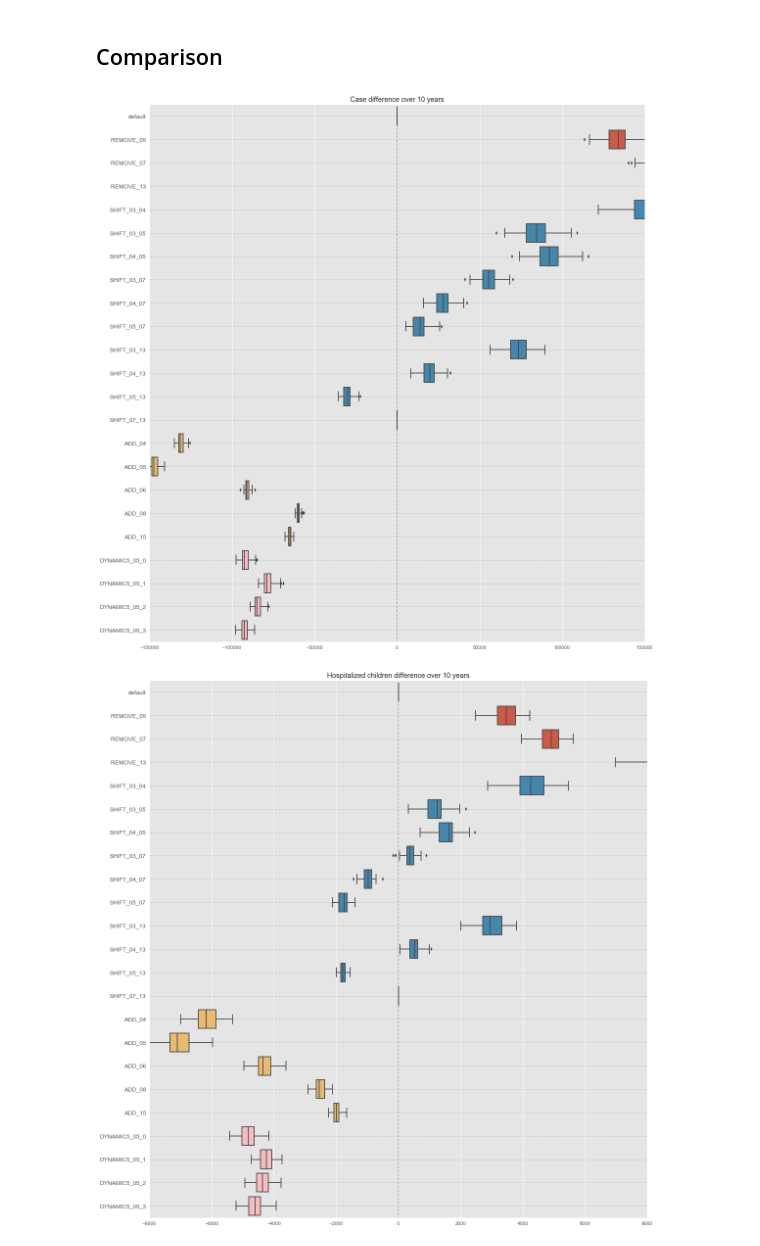
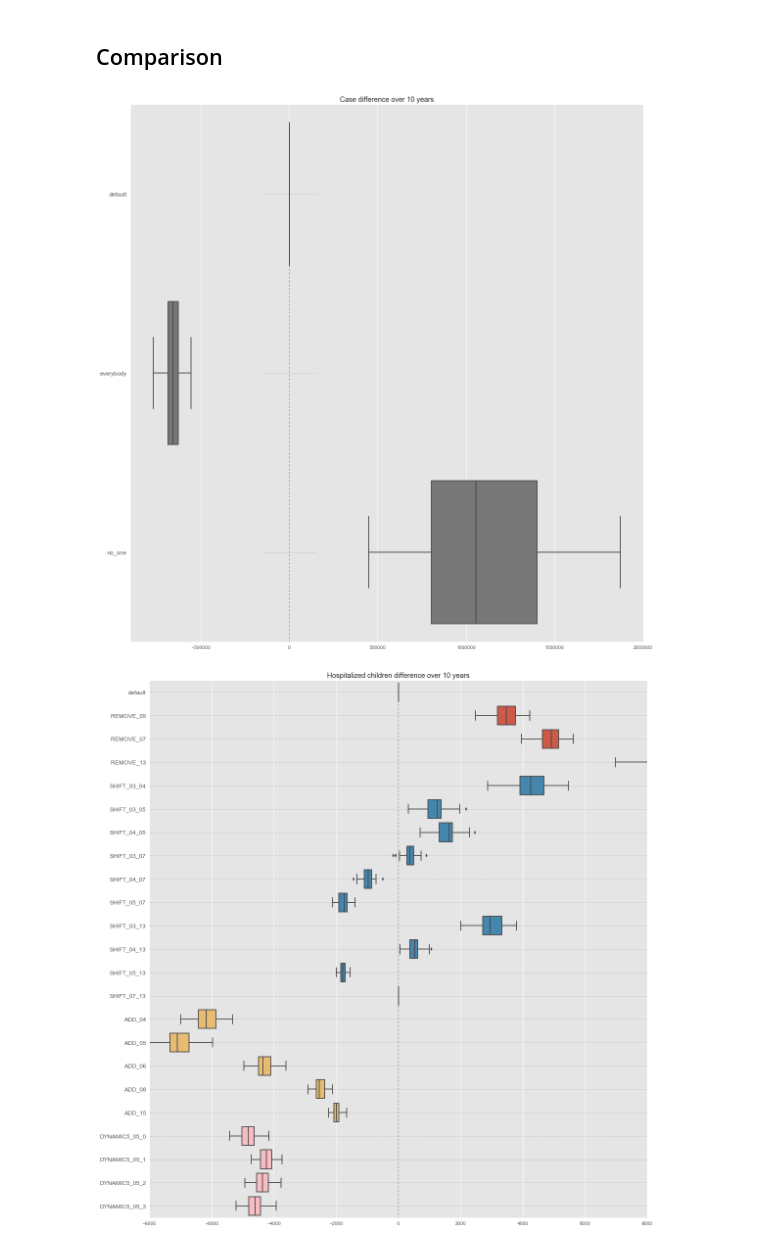
Before and after one commit to DeanLa/pertussis_model, a Jupyter notebook: _3_Simulation.ipynb, the cells around one changed output. Cells and saved outputs as stored; diff of their text form; code cells hidden in the pictures.

```diff
--- a/_3_Simulation.ipynb
+++ b/_3_Simulation.ipynb
@@ -133,3 +151,3 @@ len(simulation['policies'][0]['sick'])
 # %%
-simulate_future(simulation, 50)
+simulate_future(simulation, 100)
 # %% [output]
@@ -182,10 +207,13 @@ for i, metric in enumerate(metric_names): # i - i is ax row: result type
 # %%
 fig, ax = plt.subplots(3,figsize=(16,12))
-policy = policies[0]
+policy = policies[2]
+print (policy['name'])
 for i in range(3):
     ax[0].scatter(np.array(policy['sick'])[:,i], np.array(policy['hospital'])[:,i], label=age_names[i], alpha=0.1)
-    ax[1].scatter(np.array(policy['vaccines'])[:,i], np.array(policy['sick'])[:,i], label=age_names[i], alpha=0.1)
-    ax[2].scatter(np.array(policy['vaccines'])[:,2], np.array(policy['sick'])[:,2], label=age_names[i], alpha=0.1)
+#     ax[1].scatter(np.array(policy['vaccines'])[:,i], np.array(policy['sick'])[:,i], label=age_names[i], alpha=0.1)
+#     ax[2].scatter(np.array(policy['vaccines'])[:,2], np.array(policy['sick'])[:,2], label=age_names[i], alpha=0.1)
+ax[1].scatter(simulation['pregnant_coverage'], np.array(policy['sick'])[:,2], label=age_names[i], alpha=0.5)
+simulation['pregnant_coverage']
 ax[0].set_xlabel('Sick')
 ax[0].set_ylabel('Hospital')
 fig.suptitle(policy['name'])
@@ -197,7 +227,7 @@ plt.show()
 fontdict={'fontsize':12}
 # %%
 metric_diffs = ["{}_diff".format(m) for m in metric_names]# + ['ratio_diff']
-compare_policies = policies[:1] + policies[3:]
+compare_policies = policies#[:1] + policies[3:]
 policy_names = [policy['name'] for policy in compare_policies]
 bp = [np.array([ix[metric].sum(axis=1) for ix in compare_policies]).T for metric in metric_diffs]
 bp += [np.array([ix['ratio_diff'] for ix in compare_policies]).T]
@@ -218,9 +248,9 @@ for p in policies:
         colors[name] = 'C1'
     elif 'ADD' in name:
         colors[name] = 'C4'
-    elif 'DYNAMIC7' in name:
+    elif 'DYNAMIC' in name:
         colors[name] = 'C5'
-    elif 'DYNAMIC5' in name:
+    elif 'CONTROL' in name:
         colors[name] = 'C6'
     else:
         colors[name] = 'C3'
@@ -229,25 +259,25 @@ for p in policies:
 # %%
 fig, axs = plt.subplots(1,figsize=(16,16))
 # x = np.array([ix['sick_diff'].sum(axis=1) for ix in compare_policies]).T
 # x.shape
 ax=axs#[0]
 sns.boxplot(data=df_sick, ax=ax, orient="h", palette=colors)
 ax.set_yticklabels(policy_names, fontdict=fontdict)#, rotation='vertical')
 ax.set_title("Case difference over 10 years")
 ax.vlines(0,0,len(compare_policies),linestyles='--',alpha=0.3)
 lims = -150000, 150000
 ax.hlines(np.arange(len(compare_policies)),*lims,linestyles='--',alpha=0.3, zorder=-5, lw=0.5)
-ax.set_xlim(*lims)
+# ax.set_xlim(*lims)
 
 # ax=axs[1]
 # sns.boxplot(data=bp1y[0], ax=ax, orient="h")
 # ax.set_yticklabels([])
 # ax.set_title("Sick babies (0-1) difference over 10 years")
 # ax.vlines(0,0,len(compare_policies),linestyles='--',alpha=0.3)
 plt.tight_layout()
 plt.show()
 # %% [output]
-[figure, old version]
+[figure, new version]
 # %%
 fig, axs = plt.subplots(1,figsize=(16,16))
 ax=axs#[0]
```
Also changed, not shown: parts of 33 cells of this notebook, 9 other files.
